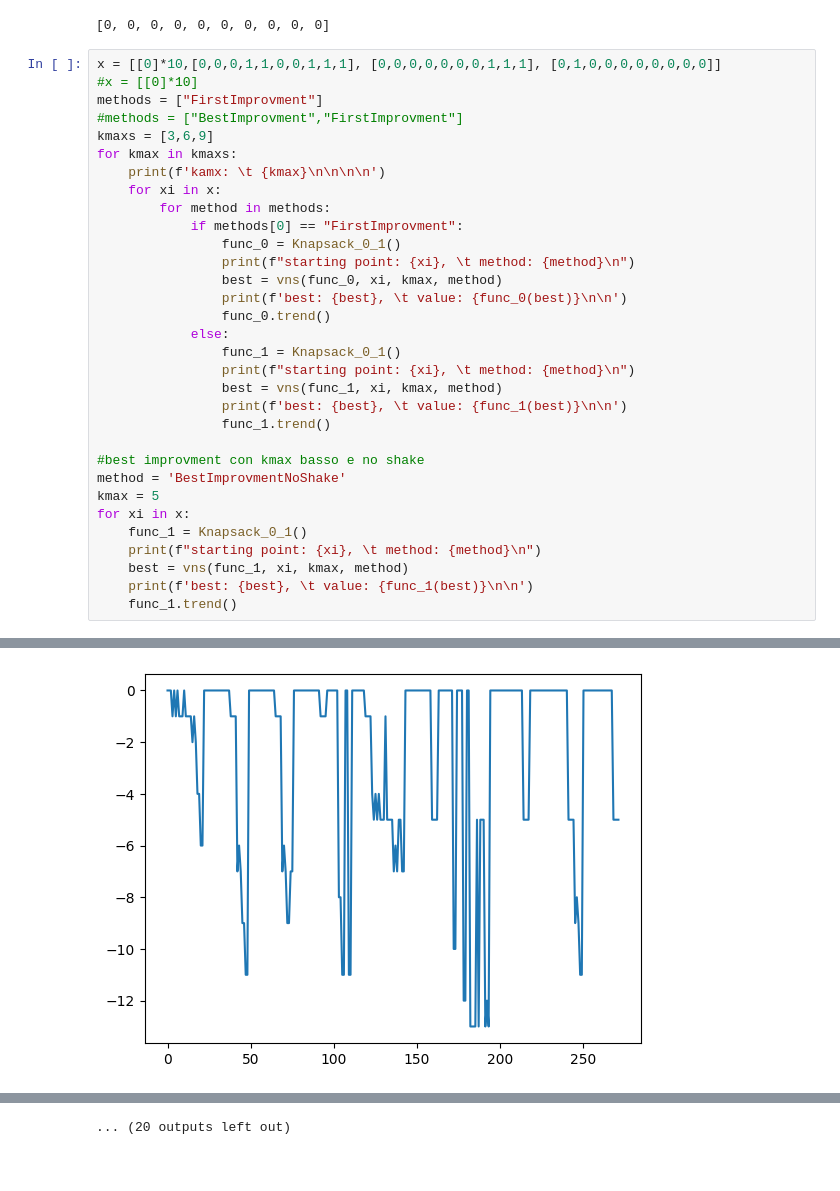
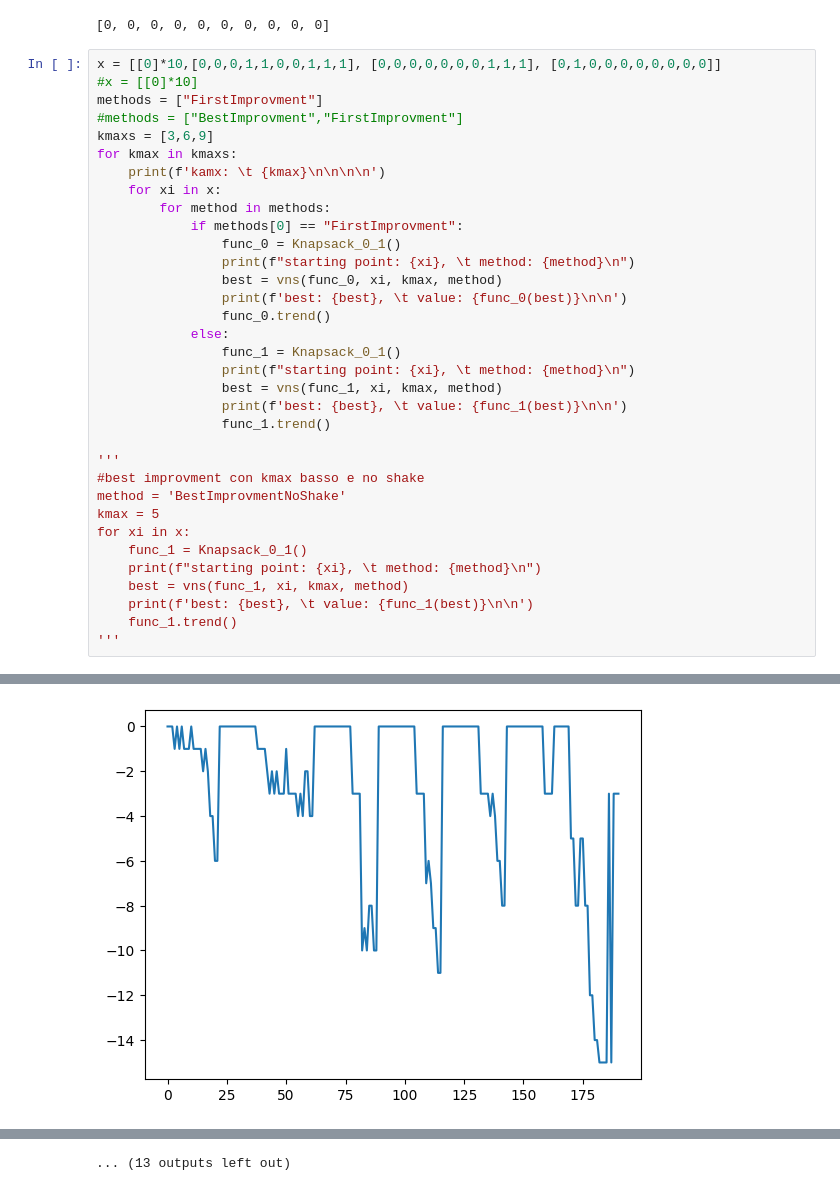
Before and after one commit to CarlottaGiacchetta/lab_optimizationTechniques, a Jupyter notebook: lab4/optimtech_lab4.ipynb, the cells around one changed output, grey strips where cells are left out. Drawn from its saved outputs; the diff is of its cells as text.

```diff
--- a/lab4/optimtech_lab4.ipynb
+++ b/lab4/optimtech_lab4.ipynb
@@ -285,6 +287,7 @@ for kmax in kmaxs:
                 print(f'best: {best}, \t value: {func_1(best)}\n\n')
                 func_1.trend()
 
+'''
 #best improvment con kmax basso e no shake
 method = 'BestImprovmentNoShake'
 kmax = 5
@@ -294,6 +297,7 @@ for xi in x:
     best = vns(func_1, xi, kmax, method)
     print(f'best: {best}, \t value: {func_1(best)}\n\n')
     func_1.trend()
+'''
 # %% [output]
 kamx:    3
 
@@ -392,4 +396,4 @@ best: [1. 0. 0. 0. 1. 0. 0. 0. 0. 1.],   value: -5
-[figure, old version]
+[figure, new version]
 starting point: [0, 0, 0, 1, 1, 0, 0, 1, 1, 1],          method: FirstImprovment
 
 k:       0
@@ -411 +415 @@ best: [0. 1. 1. 0. 0. 1. 1. 0. 0. 0.],   value: -10
-... (20 outputs left out)
+... (13 outputs left out)
```
Also changed, not shown: parts of 6 cells of this notebook.
